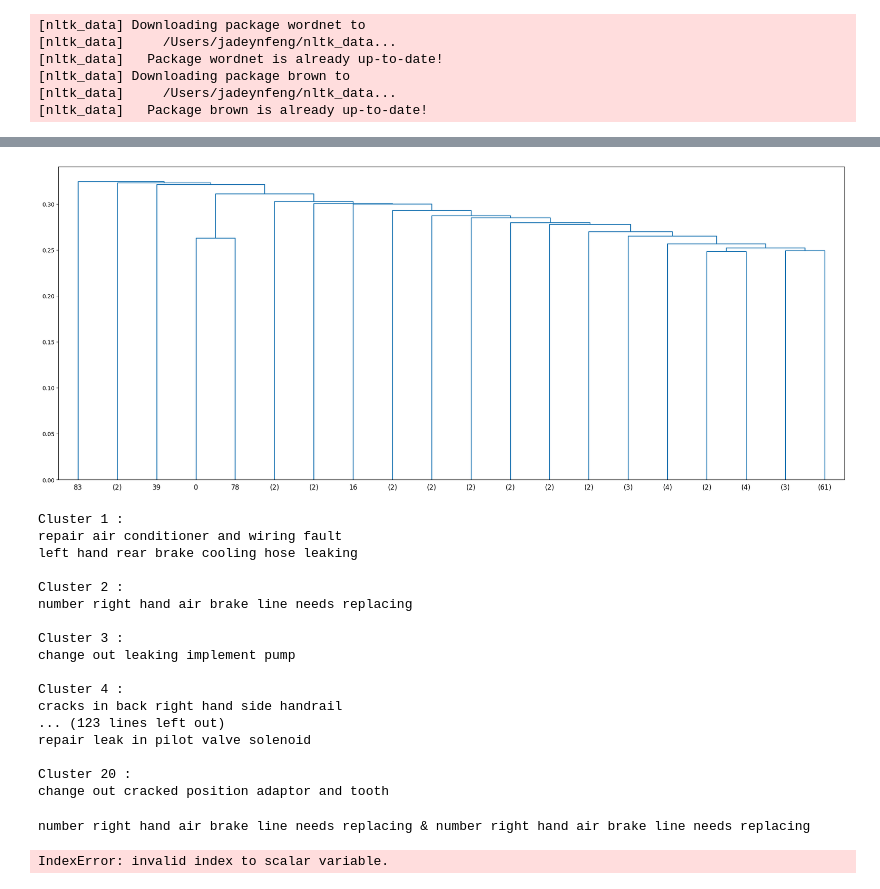
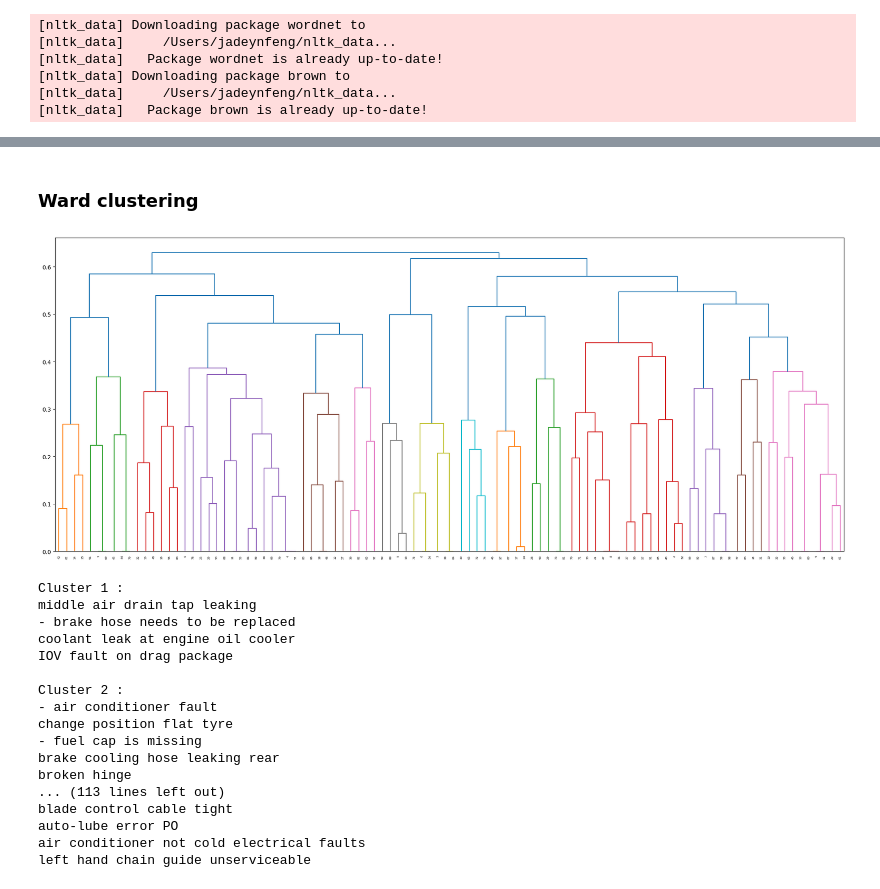
Before and after one commit to nlp-tlp/Hons24-Jadeyn, a Jupyter notebook: Sentence_Similarity/experiment.ipynb, the cells around one changed output, grey strips where cells are left out. Drawn from its saved outputs; the diff is of its cells as text; code cells hidden in the pictures.

Commit message:
SS and SBERT experiments
- in experiments.ipynb, results for SS similarity and SBERT embedding similarity for hierarchical clustering

```diff
--- a/Sentence_Similarity/experiment.ipynb
+++ b/Sentence_Similarity/experiment.ipynb
@@ -135,12 +136,14 @@ Execution Time: 16.85615131457647 minutes
+# %% [markdown]
+### Ward clustering
 # %%
+Z = linkage(similarity_matrix, 'ward')
 fig = plt.figure(figsize=(25, 10))
-dn = dendrogram(Z, p=20, truncate_mode='lastp')
+dn = dendrogram(Z)
 plt.show()
 # %% [output]
-[figure, old version]
+[figure, new version]
 # %%
-from scipy.cluster.hierarchy import fcluster
-k=20
+k=15
 cluster_labels = fcluster(Z, k, criterion='maxclust')
 for i in range(1,k+1):
     print("Cluster",i,":")
@@ -150,30 +153,19 @@ for i in range(1,k+1):
     print()
 # %% [output]
 Cluster 1 :
-repair air conditioner and wiring fault
-left hand rear brake cooling hose leaking
+middle air drain tap leaking
+- brake hose needs to be replaced
+coolant leak at engine oil cooler
+IOV fault on drag package
 
 Cluster 2 :
-number right hand air brake line needs replacing
-
-Cluster 3 :
-change out leaking implement pump
-
-Cluster 4 :
-cracks in back right hand side handrail
-... (123 lines left out)
-repair leak in pilot valve solenoid
-
-Cluster 20 :
-change out cracked position adaptor and tooth
+- air conditioner fault
+change position flat tyre
+- fuel cap is missing
+brake cooling hose leaking rear
+broken hinge
+... (113 lines left out)
+blade control cable tight
+auto-lube error PO
+air conditioner not cold electrical faults
+left hand chain guide unserviceable
-# %%
-counter = 0
-for i in range(len(random_sampled_dataset)):
-    for j in range(i, len(random_sampled_dataset)):
-        print(random_sampled_dataset[i],"&", random_sampled_dataset[j])
-        print(similarity_matrix[counter])
-        counter += 1
-        print()
-# %% [output]
-number right hand air brake line needs replacing & number right hand air brake line needs replacing
-IndexError: invalid index to scalar variable.
```
Also changed, not shown: parts of 36 cells of this notebook, 4 other files.
